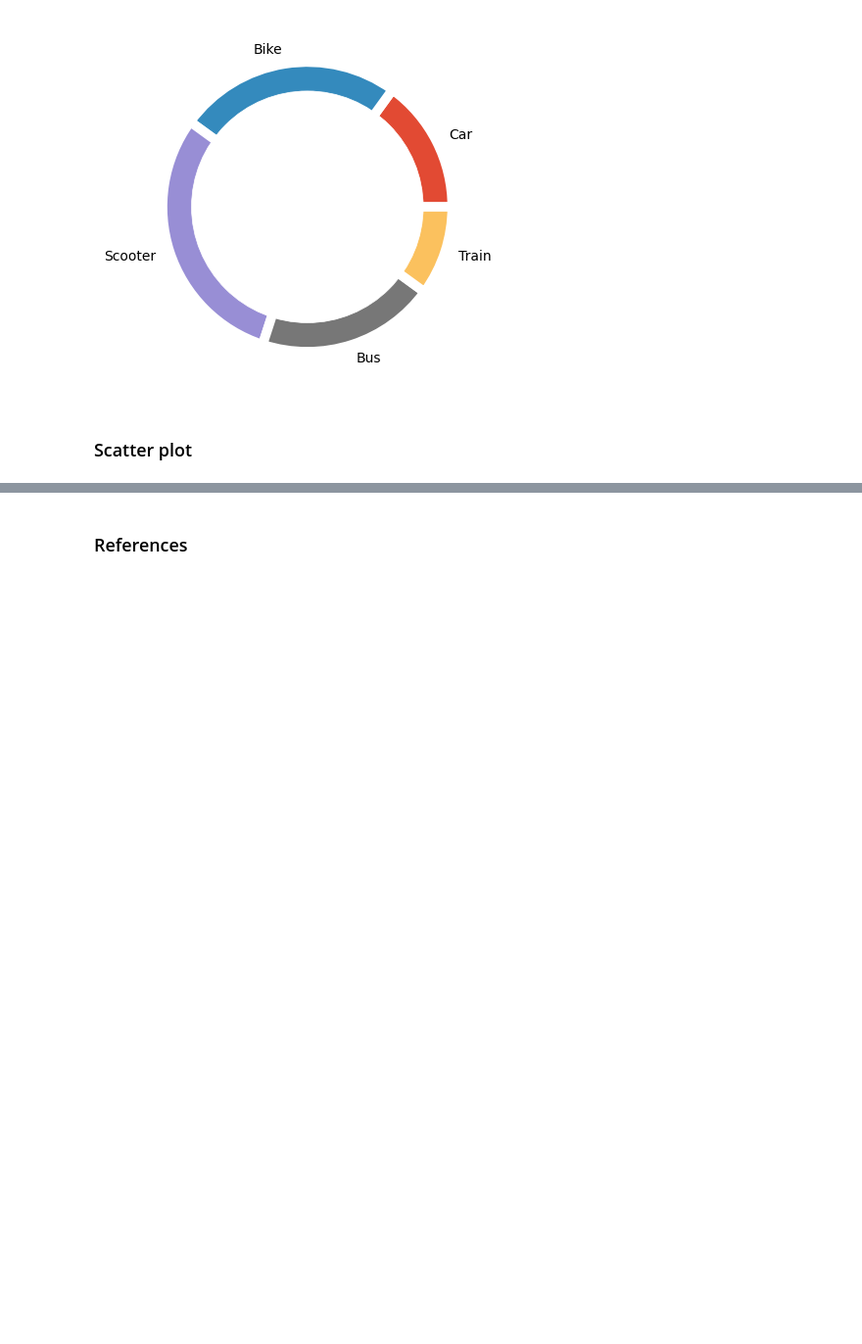
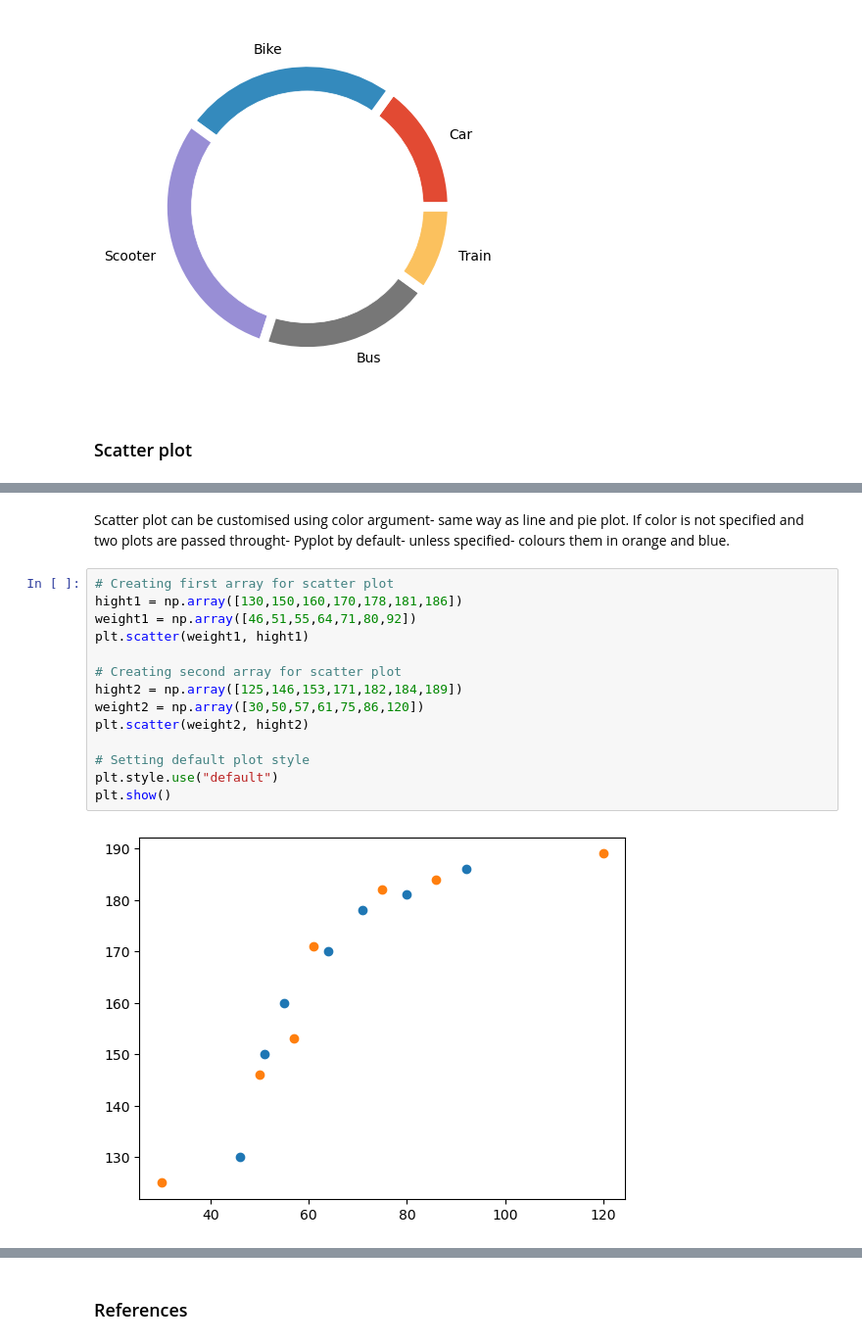
Before and after one commit to Mantvydas-data/FundamentalsofDataAnalysis, a Jupyter notebook: pyplot.ipynb, the cells around one changed output, grey strips where cells are left out. Shown at 98% size. Drawn from its saved outputs; the diff is of its cells as text; blank space fills up the shorter version.

```diff
--- a/pyplot.ipynb
+++ b/pyplot.ipynb
@@ -441,0 +452,18 @@ plt.show()
+# %% [markdown]
+Scatter plot can be customised using color argument- same way as line and pie plot. If color is not specified and two plots are passed throught- Pyplot by default- unless specified- colours them in orange and blue.
+# %%
+# Creating first array for scatter plot
+hight1 = np.array([130,150,160,170,178,181,186])
+weight1 = np.array([46,51,55,64,71,80,92])
+plt.scatter(weight1, hight1)
+
+# Creating second array for scatter plot
+hight2 = np.array([125,146,153,171,182,184,189])
+weight2 = np.array([30,50,57,61,75,86,120])
+plt.scatter(weight2, hight2)
+
+# Setting default plot style
+plt.style.use("default")
+plt.show()
+# %% [output]
+[figure, added]
```
Also changed, not shown: parts of 9 cells of this notebook.
